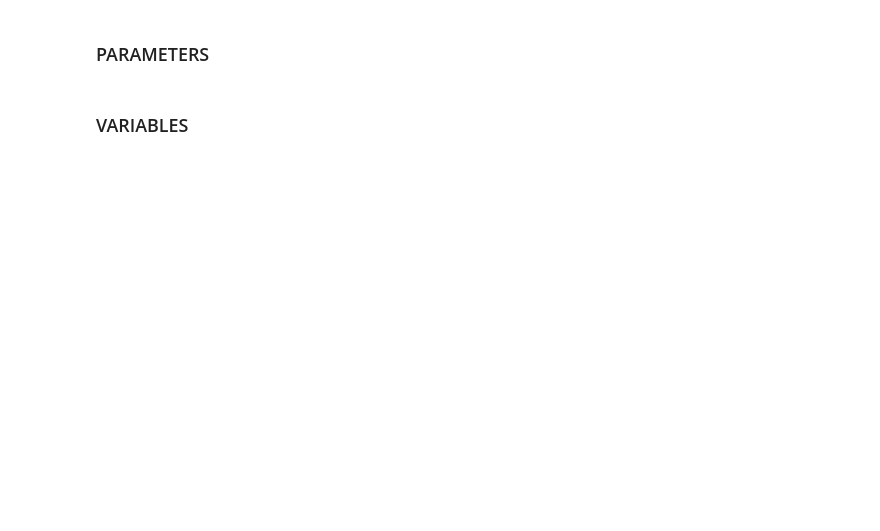
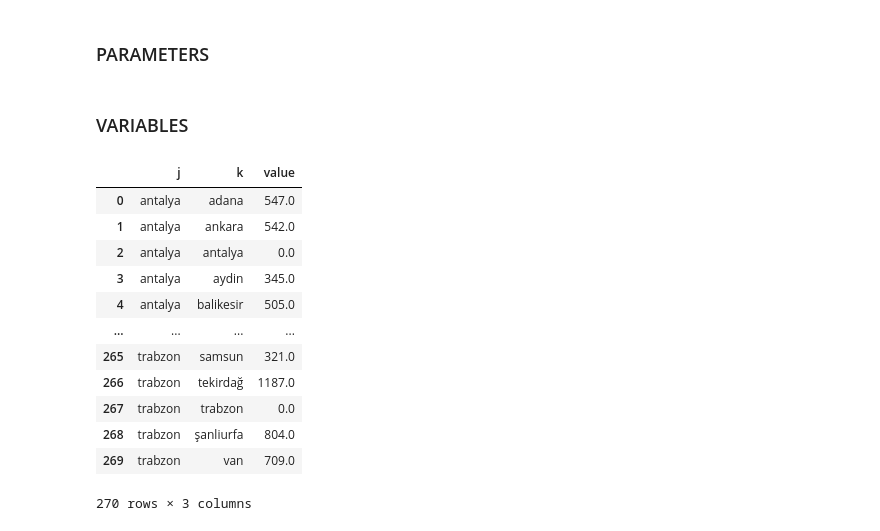
Before and after one commit to Ahmed-Alqershi/facility-location-problem, a Jupyter notebook: math_model.ipynb, the cells around one changed output. Drawn from its saved outputs; the diff is of its cells as text; code cells hidden in the pictures; blank space fills up the shorter version.

```diff
--- a/math_model.ipynb
+++ b/math_model.ipynb
@@ -8,2 +13,21 @@ from gamspy import Equation
 # %% [markdown]
 ## DATA DEFINITION
+# %%
+data_path = "data"
+
+# Set i
+products_info = pd.read_excel(os.path.join(data_path, "Products.xlsx"), sheet_name="Sayfa1", index_col=None)
+products = [i.replace(" ", "") for i in products_info.Products.tolist()]
+set_i = products
+
+# Set j
+distance = pd.read_excel(os.path.join(data_path, "distance-matrix.xlsx"), sheet_name="Sayfa1", index_col=0).fillna(0)
+cities = [i.replace("İ", "i").lower() for i in distance.columns]
+distance.columns = a
+distance.index = a
+set_j = cities
+
+# Set k
+ports = pd.read_excel(os.path.join(data_path, "Limanlar.xlsx"), sheet_name="Sayfa1", index_col=None)
+ports = [i.replace("İ", "i").lower() for i in ports.PortName.to_list()]
+set_k = ports
@@ -16,7 +65,6 @@ m = Container()
 ### SETS
 # %%
 # Create the model sets
-i = Set(m, name='i', description='Products considered')
-j = Set(m, name='j', description='Potential warehouse locations')
-k = Set(m, name='k', domain=j, description='Exporting Hubs (Ports)')  # k is a subset of j if and only if all exporting hubs are also potential warehouse locations
-# ToDo: Consider keeping k as an independent set to allow for the possibility of a hub not being a warehouse location
+i = Set(m, name='i', description='Products considered', records=set_i)
+j = Set(m, name='j', description='Potential warehouse locations', records=set_j)
+k = Set(m, name='k', domain=j, description='Exporting Hubs (Ports)', records=set_k)
@@ -24,16 +76,32 @@ k = Set(m, name='k', domain=j, description='Exporting Hubs (Ports)')  # k is a s
 ### PARAMETERS
 # %%
 # Create the model parameters
-w = Parameter(m, name='w', domain=i, description='Weights for product i')   # ToDO: Get the weights from the data from the forecasts --> Ahmed
-d = Parameter(m, name='d', domain=[j, k], description='Distance from city j to exporting hub k')   # ToDO: Get the distance matrix --> Ibrahim
-l = Parameter(m, name='l', domain=j, description='Living expenses at city j')   # ToDO: Get the living expenses from the data --> Ibrahim
-q = Parameter(m, name='q', domain=[i, j], description='Quality of product i in city j')  # ToDO: Get the quality matrix from the data Izzet prepared --> Ahmed
-v = Parameter(m, name='v', domain=i, description='Volume of product i')  # ToDO: Get the volume from the data from the data Izzet prepared --> Ahmed
-av = Parameter(m, name='av', domain=j, description='Available labor at city j') # ToDO: Get the available labor from the data --> Ibrahim
-cap = Parameter(m, name='cap', domain=[i, j], description='Production Capacity of product i in city j') # ToDO: Get the production capacity from the data Izzet prepared --> Ahmed
+w = Parameter(m, name='w', domain=i, description='Weights for product i', records=param_w)
+d = Parameter(m, name='d', domain=[j, k], description='Distance from city j to exporting hub k', records=param_d)
+# l = Parameter(m, name='l', domain=j, description='Living expenses at city j')   # ToDO: Get the living expenses from the data --> Ibrahim
+q = Parameter(m, name='q', domain=[i, j], description='Quality of product i in city j', records=param_q)
+v = Parameter(m, name='v', domain=i, description='Volume of product i', records=param_v)
+# av = Parameter(m, name='av', domain=j, description='Available labor at city j') # ToDO: Get the available labor from the data --> Ibrahim
+cap = Parameter(m, name='cap', domain=[i, j], description='Production Capacity of product i in city j', records=param_cap)
 # %% [markdown]
 ### VARIABLES
 # %%
 # Create the model variables
 x = Variable(m, name='x', domain=j, type="binary", description='Whether to build a warehouse in city j')
 y = Variable(m, name='y', domain=[i, j], type="positive", description='Amount of product i stocked at city j')
+# %%
+d.records
+# %% [output]
+|  | j | k | value |
+| 0 | antalya | adana | 547.0 |
+| 1 | antalya | ankara | 542.0 |
+| 2 | antalya | antalya | 0.0 |
+| 3 | antalya | aydin | 345.0 |
+| 4 | antalya | balikesir | 505.0 |
+| ... | ... | ... | ... |
+| 265 | trabzon | samsun | 321.0 |
+| 266 | trabzon | tekirdağ | 1187.0 |
+| 267 | trabzon | trabzon | 0.0 |
+| 268 | trabzon | şanliurfa | 804.0 |
+| 269 | trabzon | van | 709.0 |
+270 rows × 3 columns
```
Also changed, not shown: parts of 3 cells of this notebook, 7 other files.
